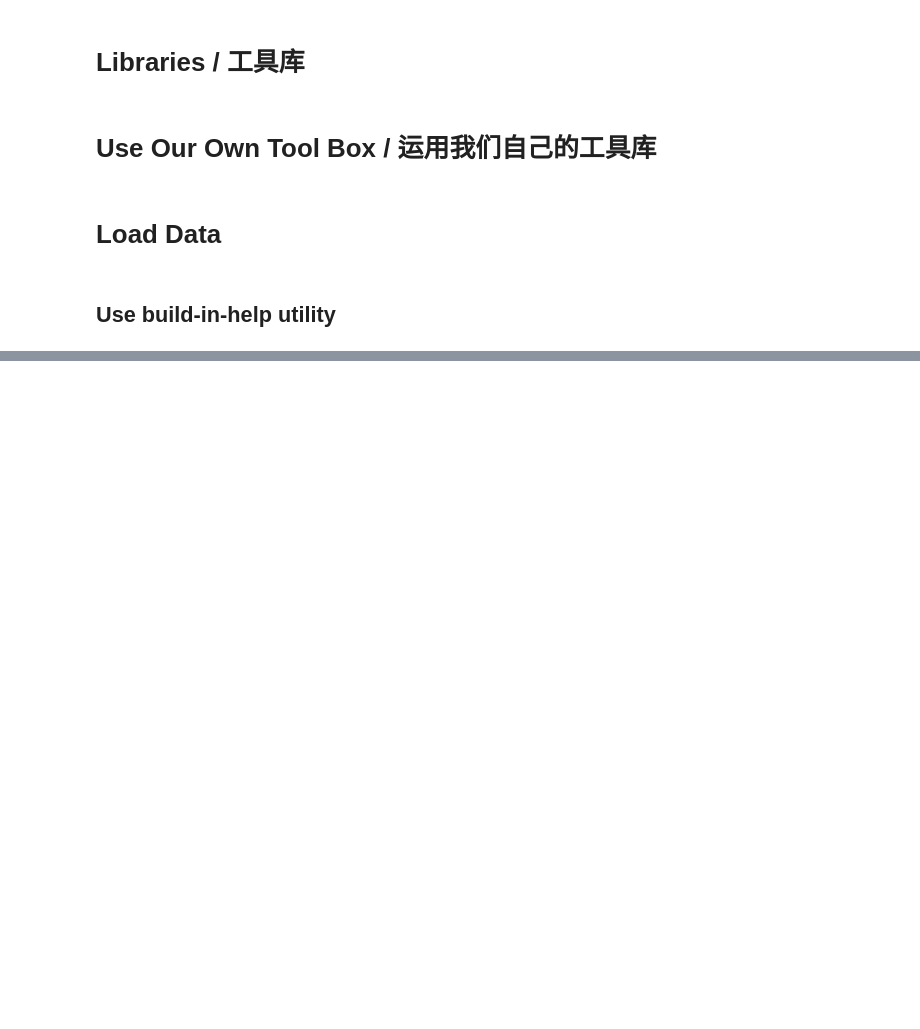
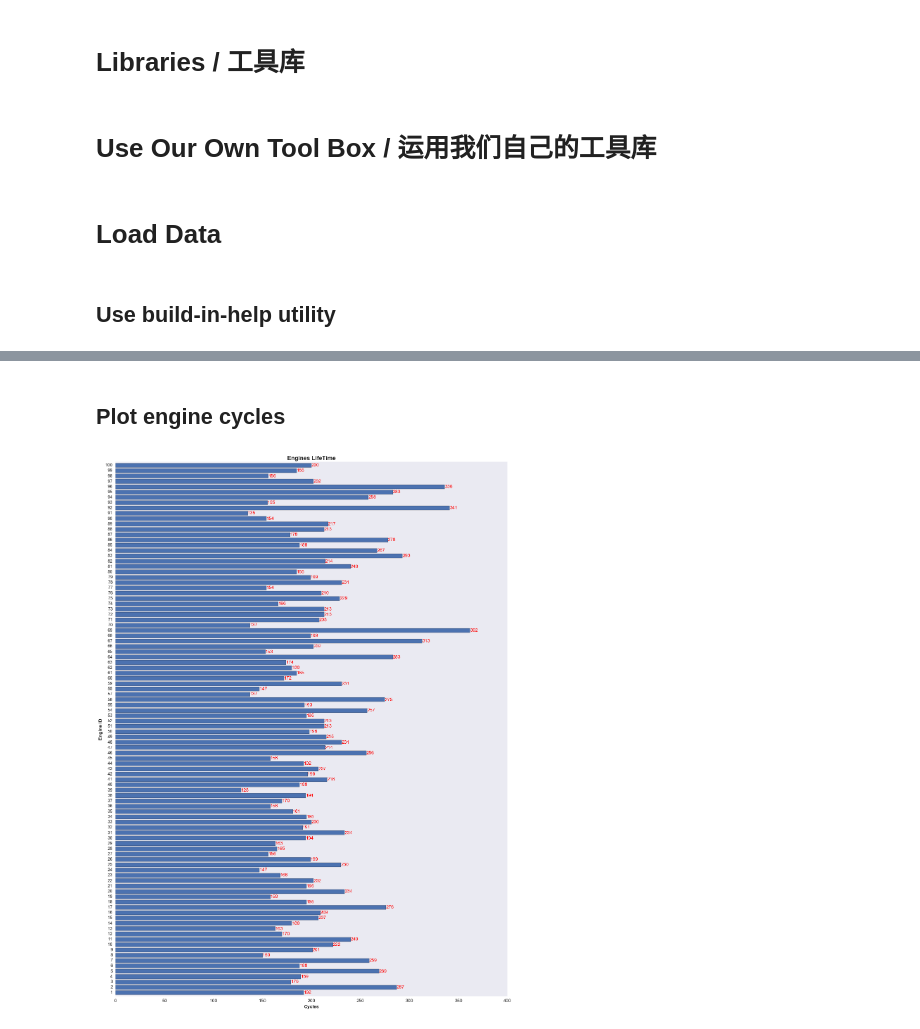
Before and after one commit to stemproaca/pdm, a Jupyter notebook: Classes/menu_B_b_pdm_EDA.ipynb, the cells around one changed output, grey strips where cells are left out. Drawn from its saved outputs; the diff is of its cells as text; code cells hidden in the pictures; blank space fills up the shorter version.

```diff
--- a/Classes/menu_B_b_pdm_EDA.ipynb
+++ b/Classes/menu_B_b_pdm_EDA.ipynb
@@ -33,0 +84,20 @@ help(DataUtility)
+# %% [markdown]
+## Plot engine cycles
+# %%
+plt.style.use('seaborn')
+plt.figure(figsize=(15,20))
+ax=d1.groupby('id')['cycle'].max().plot(kind='barh',width=0.8, stacked=True,align='center',rot=0)
+plt.title('Engines LifeTime',fontweight='bold',size=15)
+plt.xlabel('Cycles',fontweight='bold',size=12)
+plt.xticks(size=12)
+plt.ylabel('Engine ID',fontweight='bold',size=12)
+plt.yticks(size=12)
+
+for container in ax.containers:
+    ax.bar_label(container, fontsize=12, color="red", fmt='%g')
+
+plt.grid(False)
+plt.tight_layout()
+plt.show()
+# %% [output]
+[figure, added]
```
Also changed, not shown: parts of 9 cells of this notebook, 3 other files.
